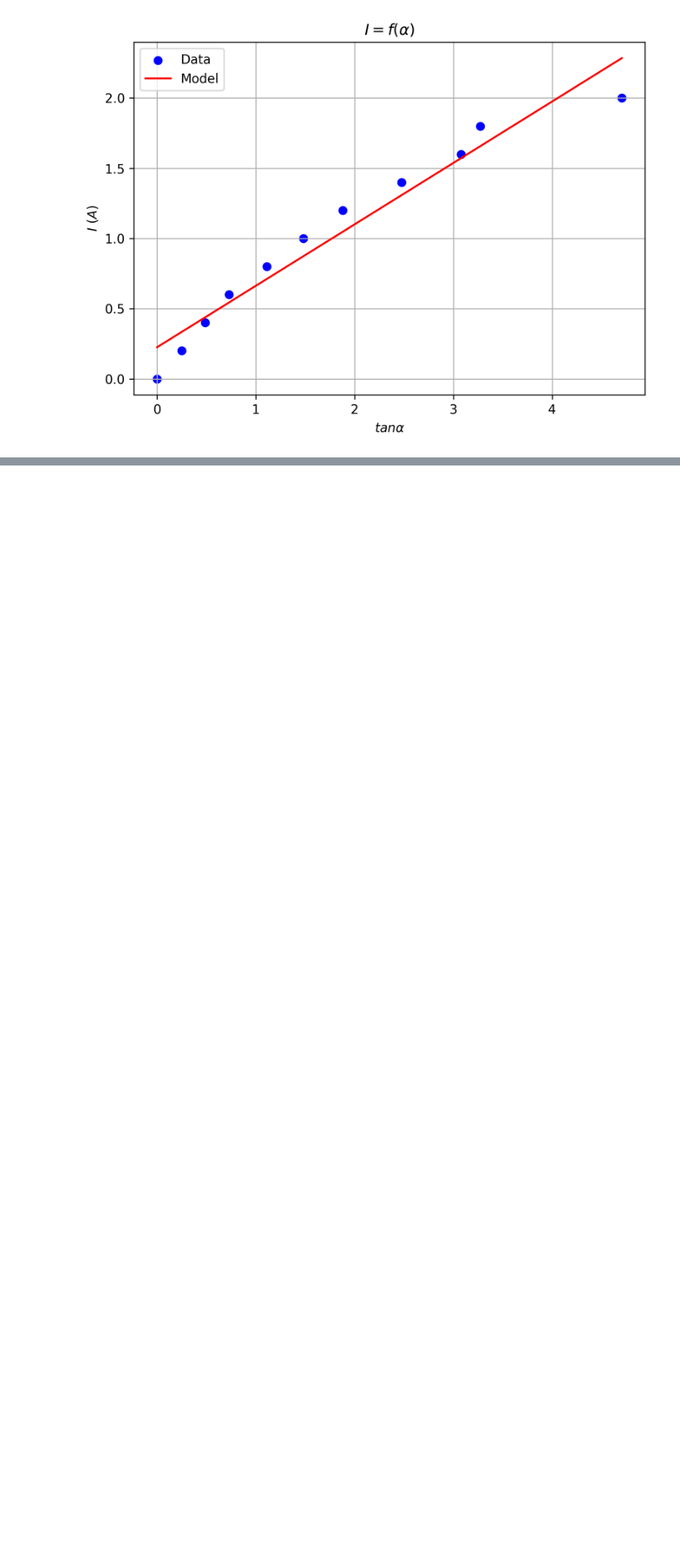
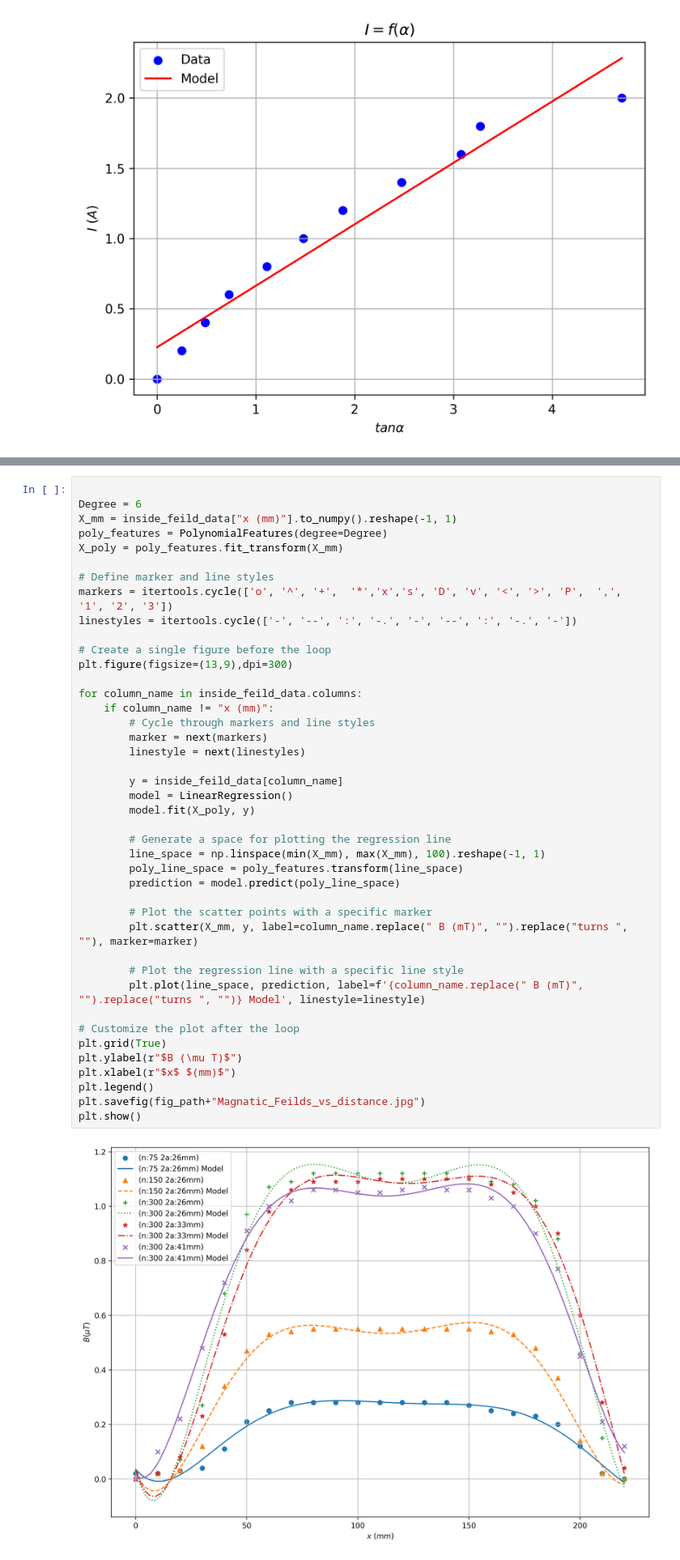
Before and after one commit to ibeuler/LAB-Reports, a Jupyter notebook: 4th_Experiment_INVESTIGATION_OF_THE_MAGNETIC_FEILD_OF_A_SOLENOID/Calculations.ipynb, the cells around one changed output, grey strips where cells are left out. Shown at 81% size. Cells and saved outputs as stored; diff of their text form; blank space fills up the shorter version.

```diff
--- a/4th_Experiment_INVESTIGATION_OF_THE_MAGNETIC_FEILD_OF_A_SOLENOID/Calculations.ipynb
+++ b/4th_Experiment_INVESTIGATION_OF_THE_MAGNETIC_FEILD_OF_A_SOLENOID/Calculations.ipynb
@@ -74,0 +153,44 @@ plt.show()
+# %%
+
+Degree = 6
+X_mm = inside_feild_data["x (mm)"].to_numpy().reshape(-1, 1)
+poly_features = PolynomialFeatures(degree=Degree)
+X_poly = poly_features.fit_transform(X_mm)
+
+# Define marker and line styles
+markers = itertools.cycle(['o', '^', '+',  '*','x','s', 'D', 'v', '<', '>', 'P',  ',', '1', '2', '3'])
+linestyles = itertools.cycle(['-', '--', ':', '-.', '-', '--', ':', '-.', '-'])
+
+# Create a single figure before the loop
+plt.figure(figsize=(13,9),dpi=300)
+
+for column_name in inside_feild_data.columns:
+    if column_name != "x (mm)":
+        # Cycle through markers and line styles
+        marker = next(markers)
+        linestyle = next(linestyles)
+
+        y = inside_feild_data[column_name]
+        model = LinearRegression()
+        model.fit(X_poly, y)
+
+        # Generate a space for plotting the regression line
+        line_space = np.linspace(min(X_mm), max(X_mm), 100).reshape(-1, 1)
+        poly_line_space = poly_features.transform(line_space)
+        prediction = model.predict(poly_line_space)
+
+        # Plot the scatter points with a specific marker
+        plt.scatter(X_mm, y, label=column_name.replace(" B (mT)", "").replace("turns ", ""), marker=marker)
+
+        # Plot the regression line with a specific line style
+        plt.plot(line_space, prediction, label=f'{column_name.replace(" B (mT)", "").replace("turns ", "")} Model', linestyle=linestyle)
+
+# Customize the plot after the loop
+plt.grid(True)
+plt.ylabel(r"$B (\mu T)$")
+plt.xlabel(r"$x$ $(mm)$")
+plt.legend()
+plt.savefig(fig_path+"Magnatic_Feilds_vs_distance.jpg")
+plt.show()
+# %% [output]
+[figure, added]
```
Also changed, not shown: parts of 5 cells of this notebook, 6 other files.
